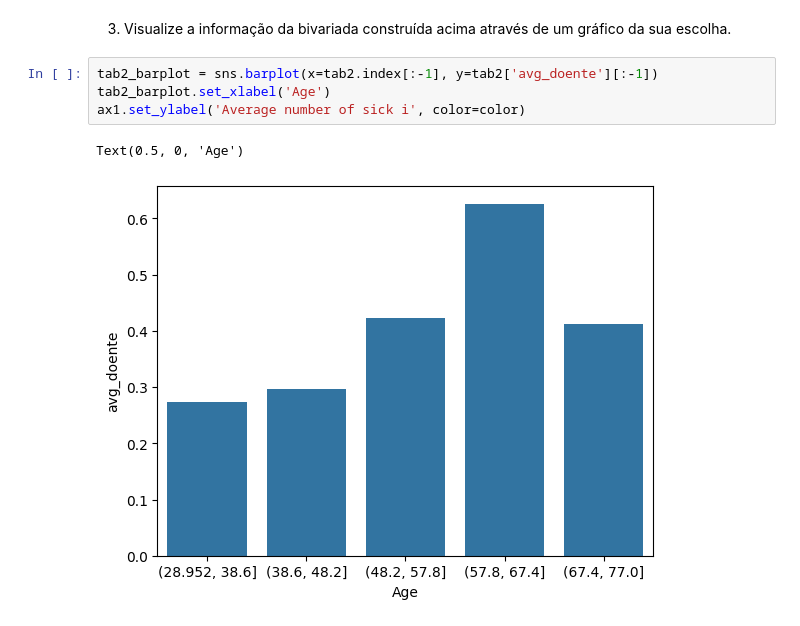
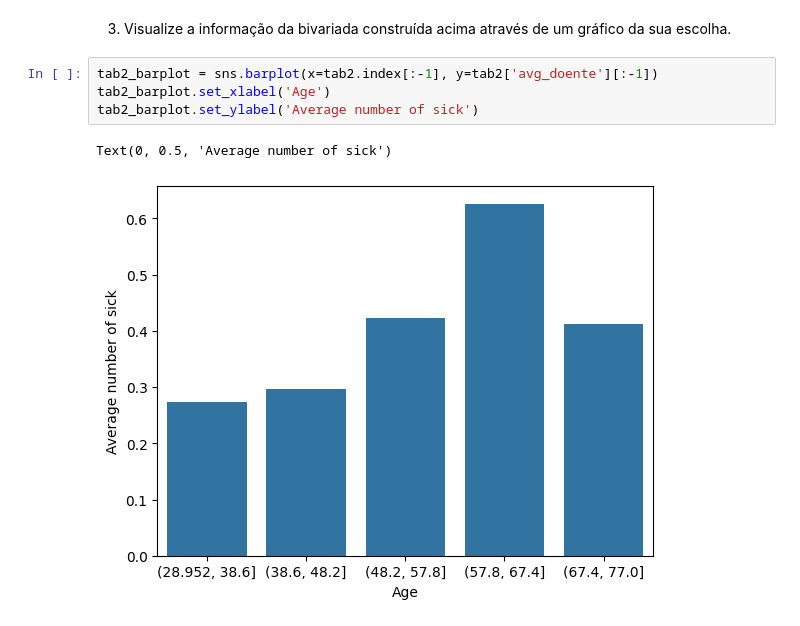
Before and after one commit to PedroHang/Logistic-Regression-I-Exercise-I, a Jupyter notebook: log_reg_1.ipynb, the cells around one changed output. Drawn from its saved outputs; the diff is of its cells as text.

```diff
--- a/log_reg_1.ipynb
+++ b/log_reg_1.ipynb
@@ -129,7 +129,7 @@ tab2
 # %%
 tab2_barplot = sns.barplot(x=tab2.index[:-1], y=tab2['avg_doente'][:-1])
 tab2_barplot.set_xlabel('Age')
-ax1.set_ylabel('Average number of sick i', color=color)
+tab2_barplot.set_ylabel('Average number of sick')
 # %% [output]
-Text(0.5, 0, 'Age')
+Text(0, 0.5, 'Average number of sick')
-[figure, old version]
+[figure, new version]
```
